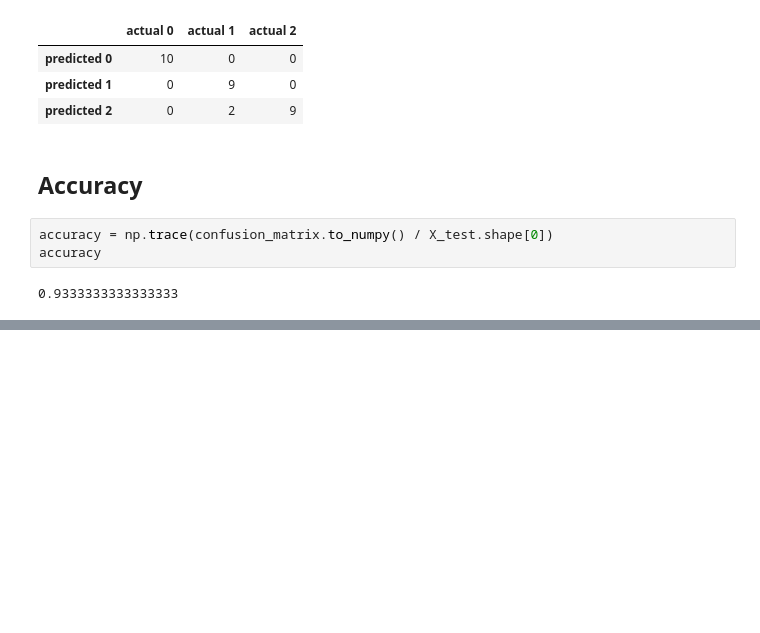
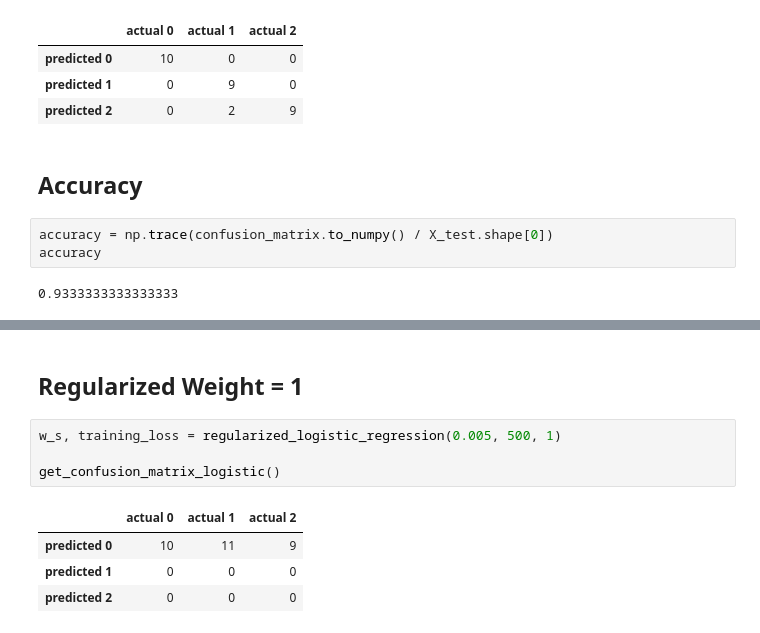
Before and after one commit to mostafaghadimi/machine-learning, a Jupyter notebook: HomeWorks/HW5/Practical/Iris Classification.ipynb, the cells around one changed output, grey strips where cells are left out. Cells and saved outputs as stored; diff of their text form; blank space fills up the shorter version.

```diff
--- a/HomeWorks/HW5/Practical/Iris Classification.ipynb
+++ b/HomeWorks/HW5/Practical/Iris Classification.ipynb
@@ -372,0 +440,11 @@ accuracy
+# %% [markdown]
+## Regularized Weight = 1
+# %%
+w_s, training_loss = regularized_logistic_regression(0.005, 500, 1)
+
+get_confusion_matrix_logistic()
+# %% [output]
+|  | actual 0 | actual 1 | actual 2 |
+| predicted 0 | 10 | 11 | 9 |
+| predicted 1 | 0 | 0 | 0 |
+| predicted 2 | 0 | 0 | 0 |
```
Also changed, not shown: parts of 15 cells of this notebook.
